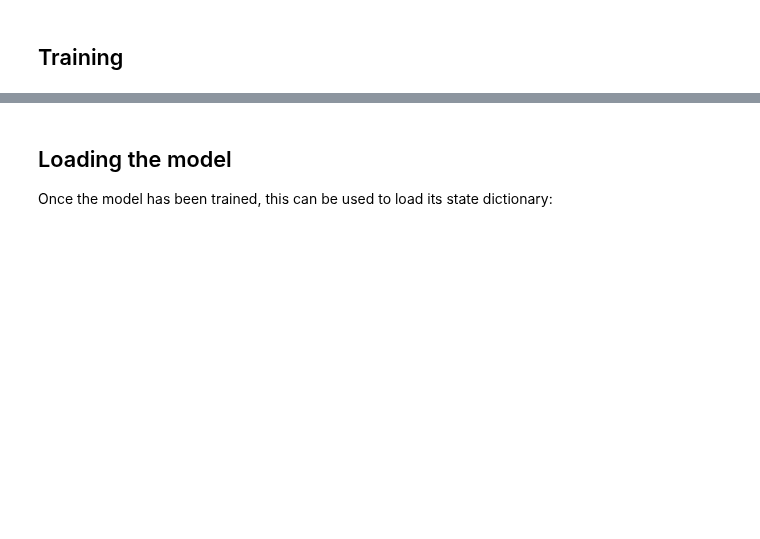
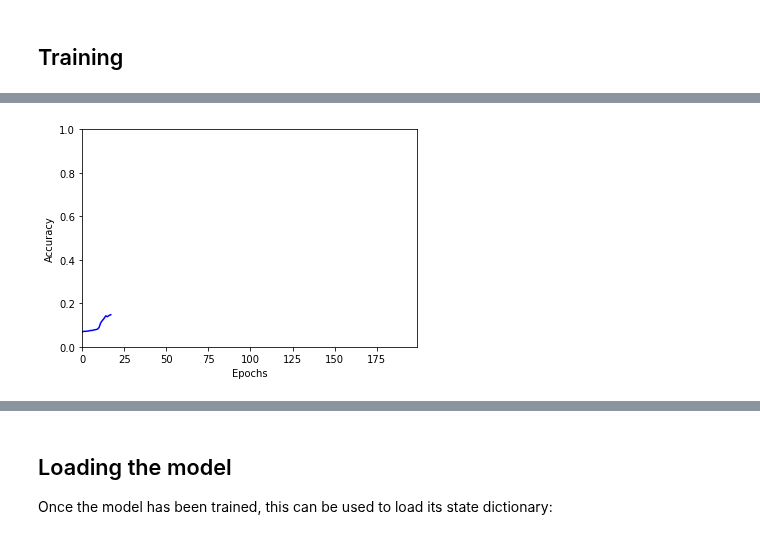
Before and after one commit to gillioz/MorpionSolitaire, a Jupyter notebook: Counting_moves.ipynb, the cells around one changed output, grey strips where cells are left out. Drawn from its saved outputs; the diff is of its cells as text; code cells hidden in the pictures; blank space fills up the shorter version.

```diff
--- a/Counting_moves.ipynb
+++ b/Counting_moves.ipynb
@@ -235,11 +280,13 @@ plt.show()
 # %%
 plt.plot(accuracy_data, color='blue')
 plt.xlabel('Epochs')
 plt.ylabel('Accuracy')
 plt.xlim(0, 199)
-plt.ylim(0.5, 1)
+plt.ylim(0, 1)
 # plt.savefig('xxx.png', bbox_inches='tight')
 plt.show()
+# %% [output]
+[figure, added]
 # %%
 error_data = [1.0 - x for x in accuracy_data]
 # %%
```
Also changed, not shown: parts of 25 cells of this notebook, 12 other files.
